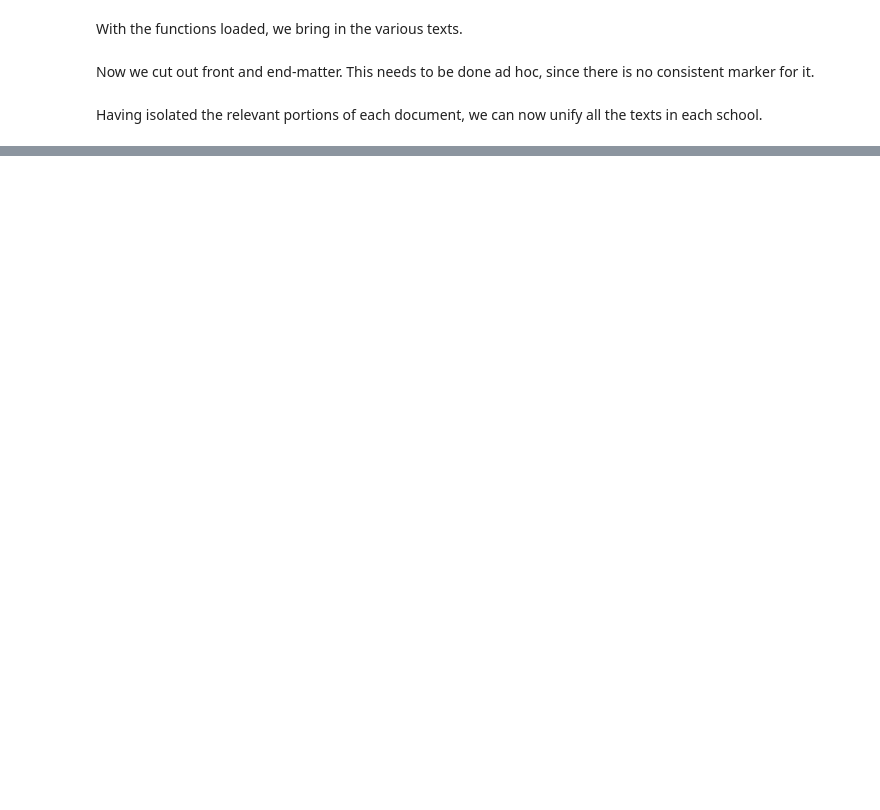
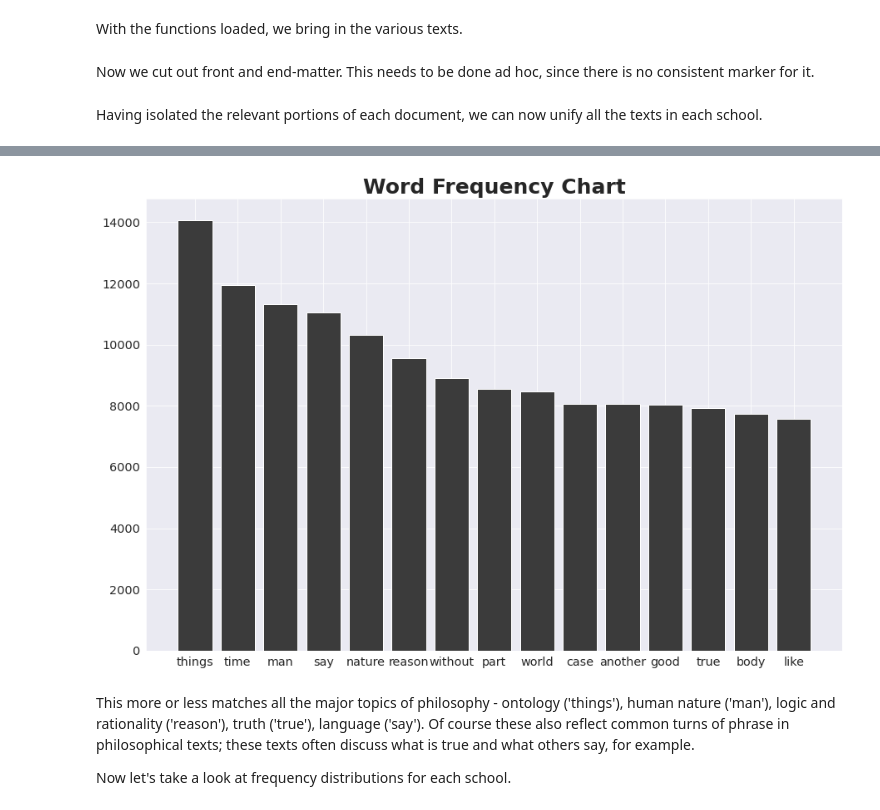
Before and after one commit to kcalizadeh/phil_nlp, a Jupyter notebook: data_load_clean.ipynb, the cells around one changed output, grey strips where cells are left out. Saved outputs shown, nothing was run; the diff lists cells and outputs as text; code cells hidden in the pictures; blank space fills up the shorter version.

```diff
--- a/data_load_clean.ipynb
+++ b/data_load_clean.ipynb
@@ -177,0 +289,6 @@ for school in text_dict.keys():
+# %%
+all_texts_string = re.sub(r'[\x00-\x08\x0b\x0c\x0e-\x1f\x7f-\xff\xad\x0c6§\[\]\\\£\Â\n\r]', '', all_texts_string)
+all_texts_string = re.sub(r'[0123456789]', ' ', all_texts_string)
+# %%
+nltk.download('punkt')
+all_text_words = word_tokenize(all_texts_string)
@@ -177,0 +298,17 @@ for school in text_dict.keys():
+# %%
+cleaned_words = [x.lower() for x in all_text_words if x.lower() not in custom_stopwords]
+freq_dist = FreqDist(cleaned_words)
+# %%
+sns.set_style('darkgrid')
+fig = plt.subplots(figsize=(15, 10))
+plt.bar(x=[x[0] for x in freq_dist.most_common(15)], height=[x[1] for x in freq_dist.most_common(15)], color='#3B3B3B')
+plt.title('Word Frequency Chart', size=25, fontweight='bold')
+plt.xticks(size='x-large')
+plt.yticks(size='x-large')
+plt.show()
+# %% [output]
+[figure, added]
+# %% [markdown]
+This more or less matches all the major topics of philosophy - ontology ('things'), human nature ('man'), logic and rationality ('reason'), truth ('true'), language ('say'). Of course these also reflect common turns of phrase in philosophical texts; these texts often discuss what is true and what others say, for example.
+
+Now let's take a look at frequency distributions for each school.
```
Also changed, not shown: parts of 31 cells of this notebook.
